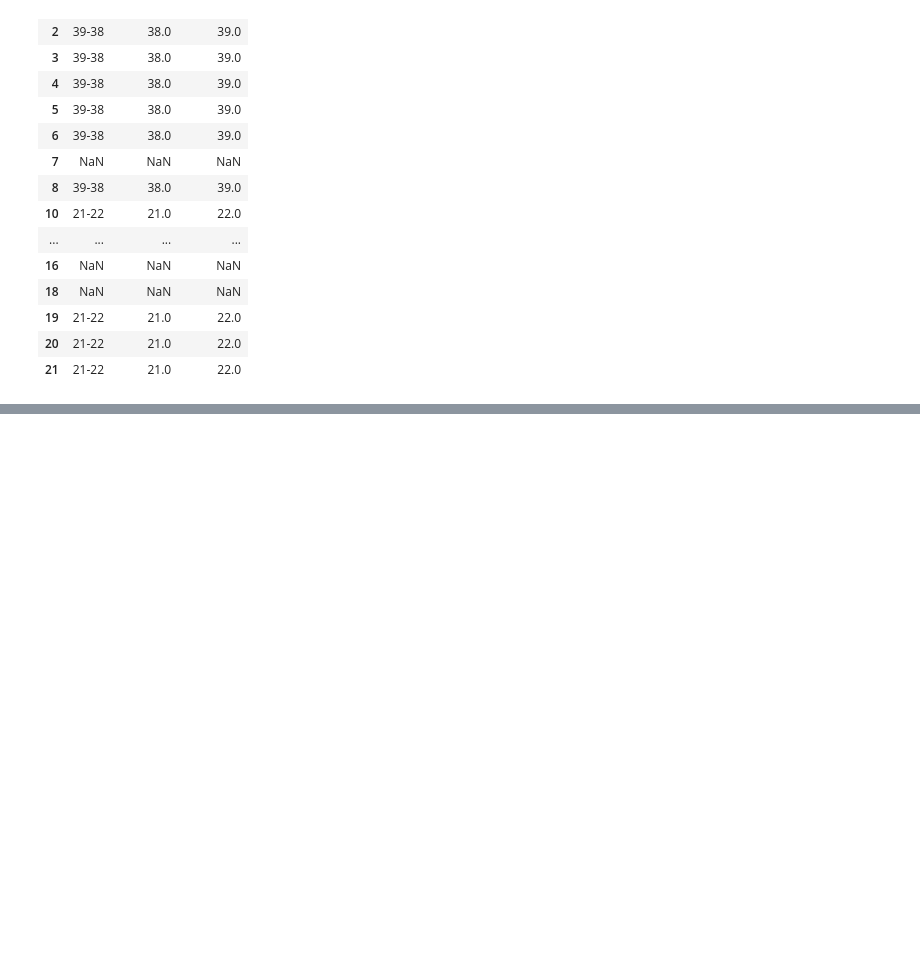
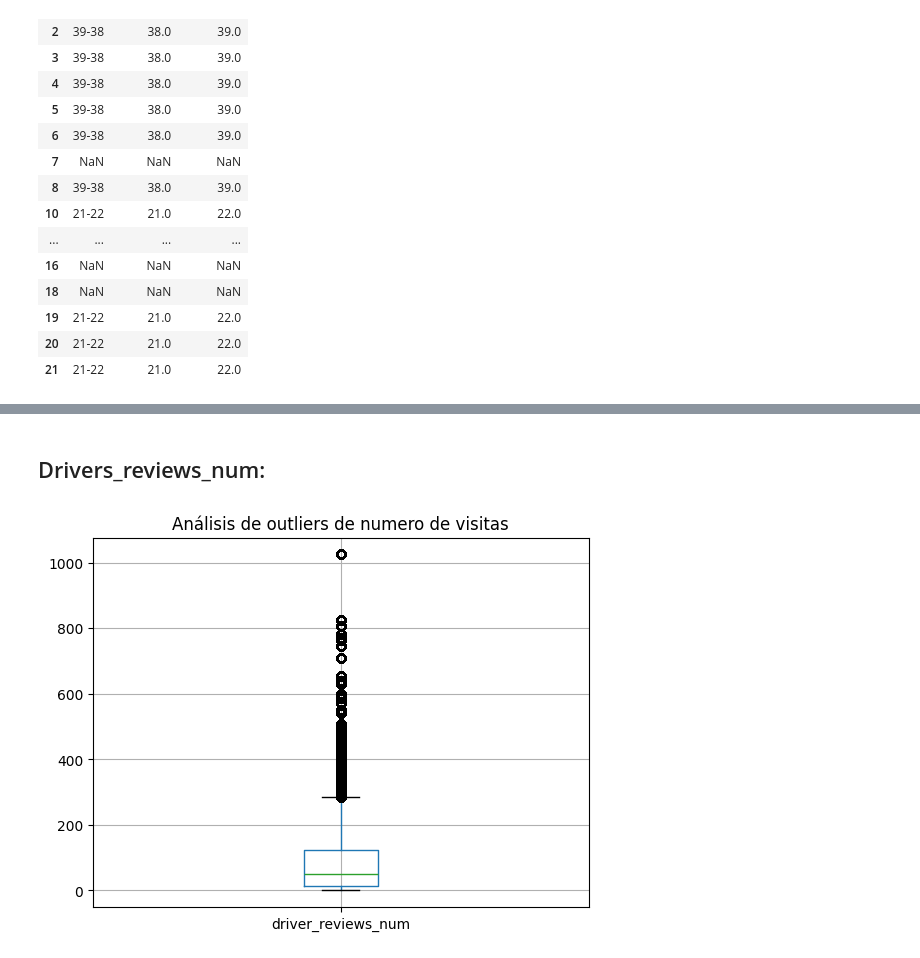
Before and after one commit to krodgall/Machine_Learning_project, a Jupyter notebook: 04_limpieza.ipynb, the cells around one changed output, grey strips where cells are left out. Cells and saved outputs as stored; diff of their text form; code cells hidden in the pictures; blank space fills up the shorter version.

Commit message:
Limpieza últimas columnas

```diff
--- a/04_limpieza.ipynb
+++ b/04_limpieza.ipynb
@@ -529,0 +523,2 @@ df['personal_use_only'] = df['personal_use_only'].fillna(
+# %%
+df['seller_name'] = df['seller_name'].fillna('Unknown_seller')
@@ -529,0 +538,18 @@ df['personal_use_only'] = df['personal_use_only'].fillna(
+# %%
+# 1) Crear la variable categórica con los rangos
+bins = [1, 2, 3, 4, 5.0001]  # para incluir el 5
+labels = ['1-2', '2-3', '3-4', '4-5']
+
+df['seller_rating_cat'] = pd.cut(
+    df['seller_rating'],
+    bins=bins,
+    labels=labels,
+    right=False  # [1,2), [2,3)...
+)
+
+# 2) Rellenar NA con "sin valoración"
+df['seller_rating_cat'] = df['seller_rating_cat'].astype(object)
+df.loc[df['seller_rating'].isna(), 'seller_rating_cat'] = 'sin valoración'
+
+# 3) Cargarme la columna numérica original
+df = df.drop(columns=['seller_rating'])
@@ -529,0 +570,18 @@ df['personal_use_only'] = df['personal_use_only'].fillna(
+# %%
+# 1) Crear la variable categórica con los rangos
+bins = [1, 2, 3, 4, 5.0001]  # para incluir el 5
+labels = ['1-2', '2-3', '3-4', '4-5']
+
+df['driver_rating_cat'] = pd.cut(
+    df['driver_rating'],
+    bins=bins,
+    labels=labels,
+    right=False  # [1,2), [2,3)...
+)
+
+# 2) Rellenar NA con "sin valoración"
+df['driver_rating_cat'] = df['driver_rating_cat'].astype(object)
+df.loc[df['driver_rating'].isna(), 'driver_rating_cat'] = 'sin valoración'
+
+# 3) Cargarme la columna numérica original
+df = df.drop(columns=['driver_rating'])
@@ -529,0 +643,2 @@ df['personal_use_only'] = df['personal_use_only'].fillna(
+# %%
+df = df.drop(columns=['price_drop'])
@@ -529,0 +682,8 @@ df['personal_use_only'] = df['personal_use_only'].fillna(
+# %% [markdown]
+## Drivers_reviews_num:
+# %%
+df[['driver_reviews_num']].boxplot()
+plt.title('Análisis de outliers de numero de visitas')
+plt.show()
+# %% [output]
+[figure, added]
```
Also changed, not shown: parts of 87 cells of this notebook.
